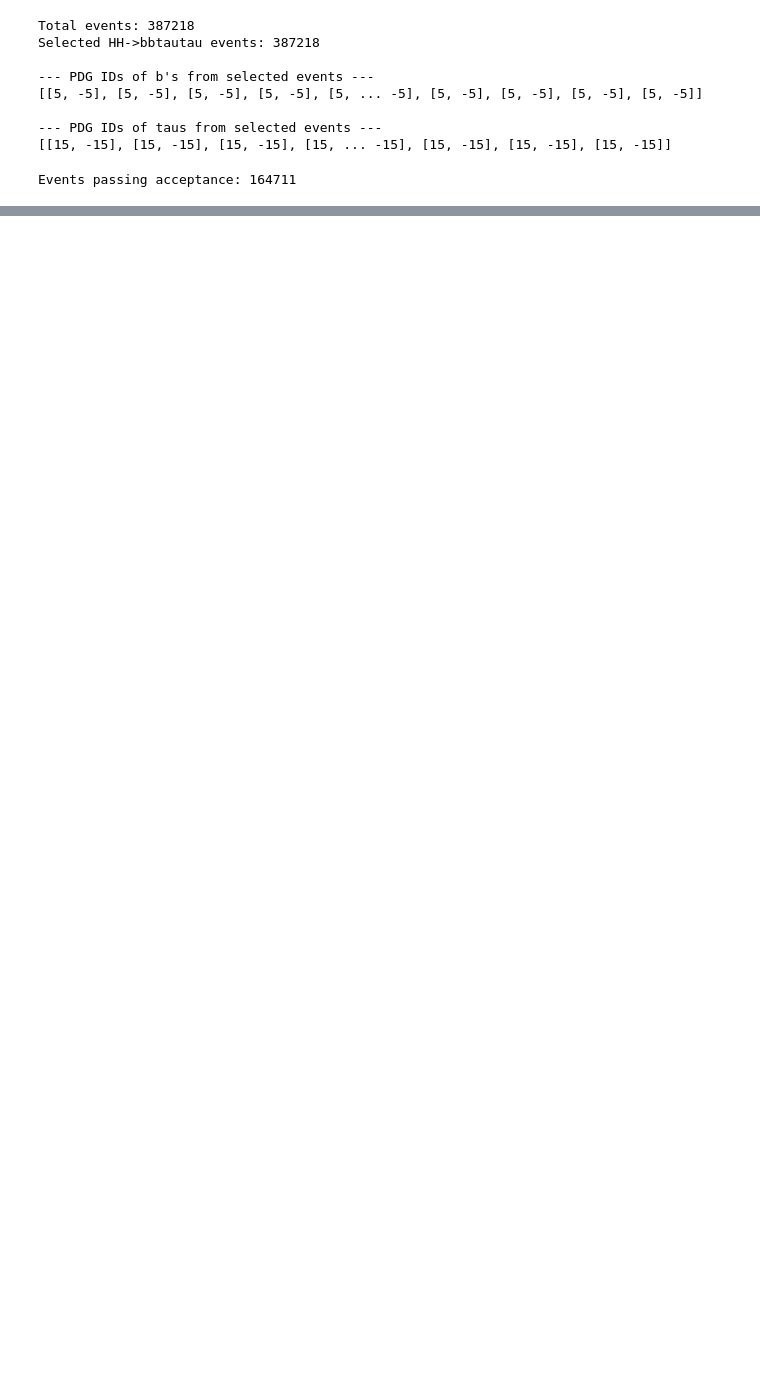
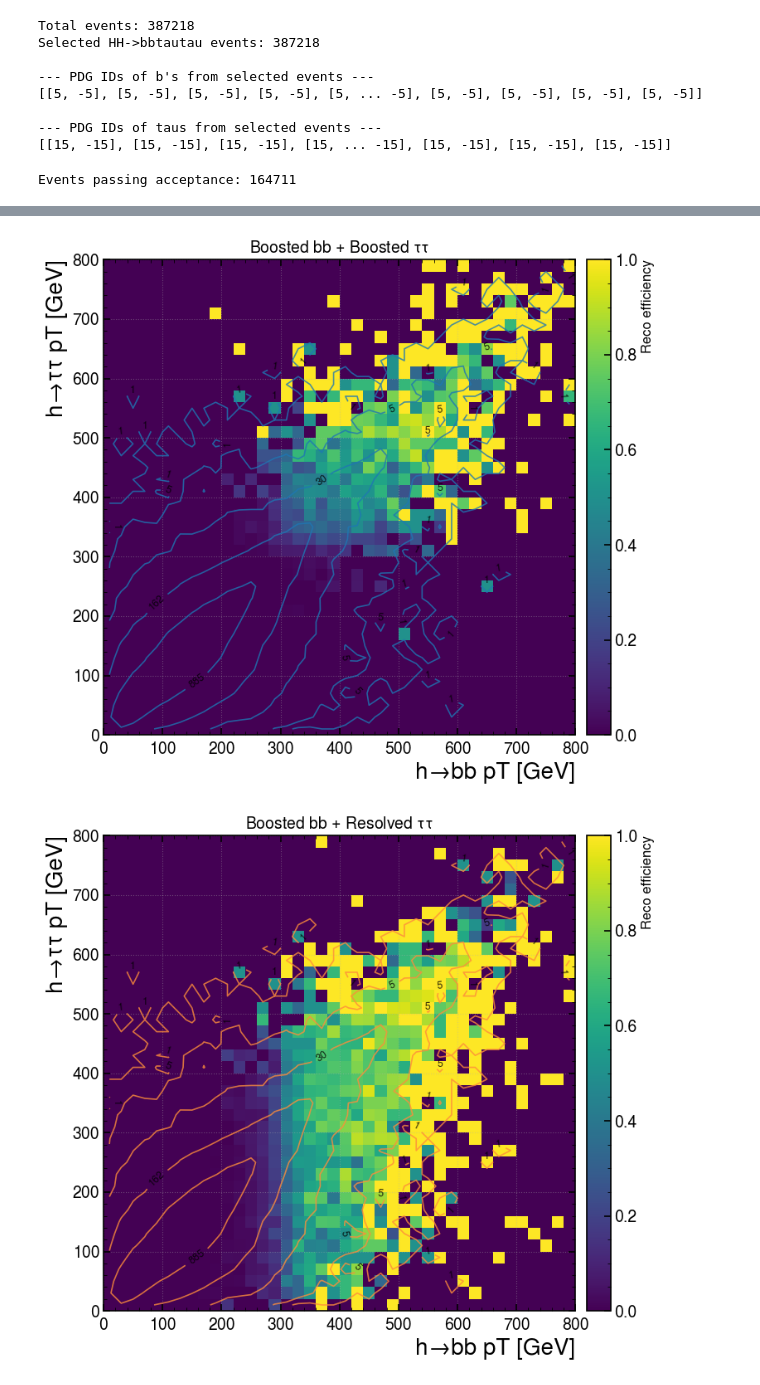
Before and after one commit to ArghyaDas112358/bbtautau, a Jupyter notebook: src/bbtautau/postprocessing/Scouting.ipynb, the cells around one changed output, grey strips where cells are left out. Cells and saved outputs as stored; diff of their text form; code cells hidden in the pictures; blank space fills up the shorter version.

```diff
--- a/src/bbtautau/postprocessing/Scouting.ipynb
+++ b/src/bbtautau/postprocessing/Scouting.ipynb
@@ -298,0 +579,52 @@ resolved bb & resolved ττ: 0.9989
+# %%
+xbins = np.linspace(0, 800, 41)     # h→bb pT
+ybins = np.linspace(0, 800, 41)     # h→ττ pT
+
+cat_colour = {c['key']: c['color'] for c in categories}
+
+for cat in categories:
+    eff, err_lo, err_hi, num, tot = efficiency_2d(
+        hbbpt, httpt, cat['mask'], xbins, ybins, weights_acc
+    )
+
+    fig, ax = plt.subplots(figsize=(8, 7))
+
+    # Efficiency heatmap
+    mesh = ax.pcolormesh(
+        xbins, ybins, eff.T,
+        vmin=0, vmax=1, cmap='viridis',
+        shading='auto'
+    )
+    cbar = fig.colorbar(mesh, ax=ax, pad=0.02)
+    cbar.set_label('Reco efficiency', fontsize=12)
+
+    # Smoothed bin centers for contours
+    xmid = 0.5 * (xbins[:-1] + xbins[1:])
+    ymid = 0.5 * (ybins[:-1] + ybins[1:])
+    X, Y = np.meshgrid(xmid, ymid)
+
+    # Contour over total events
+    lev = np.geomspace(tot[tot > 0].min(), tot.max(), 6)
+    cont = ax.contour(
+        X, Y, tot.T,
+        levels=lev,
+        colors=[cat_colour[cat['key']]],
+        linewidths=1.2,
+        alpha=0.8
+    )
+
+    # Add text labels to contours
+    ax.clabel(
+        cont, fmt='%.0f', fontsize=9,
+        inline=True, colors='black'
+    )
+
+    ax.set_xlabel('h→bb pT [GeV]')
+    ax.set_ylabel('h→ττ pT [GeV]')
+    ax.set_title(f'{cat["label"]}', fontsize=14)
+    ax.grid(ls=':', alpha=0.4)
+    plt.tight_layout()
+    plt.show()
+# %% [output]
+[figure, added]
+[figure, added]
```
Also changed, not shown: parts of 24 cells of this notebook.
